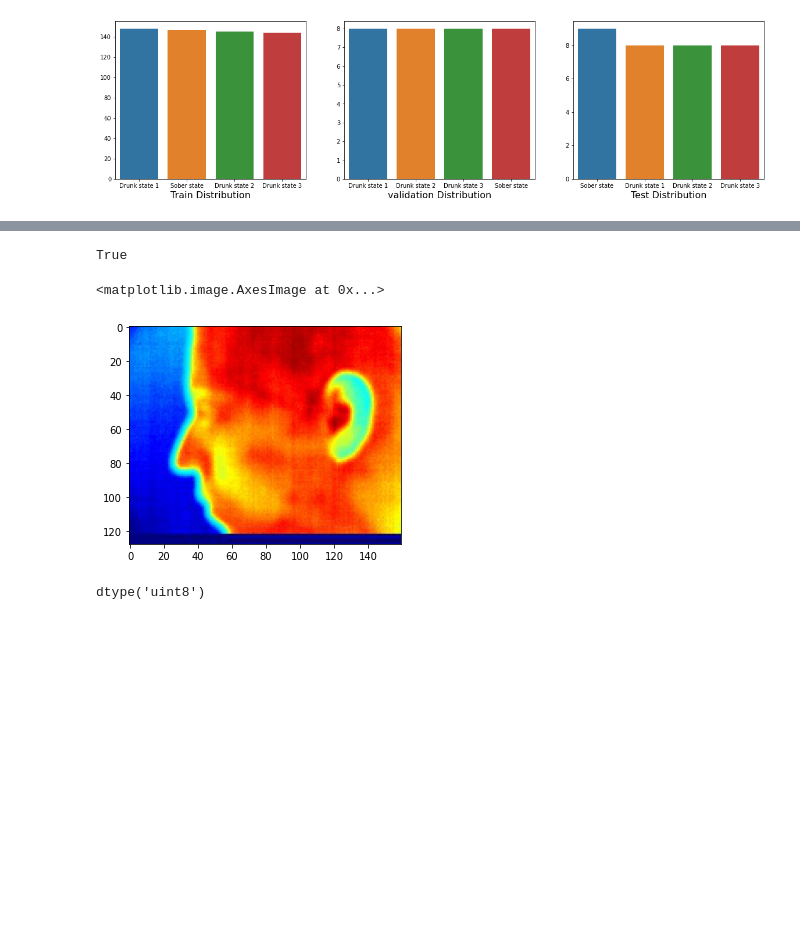
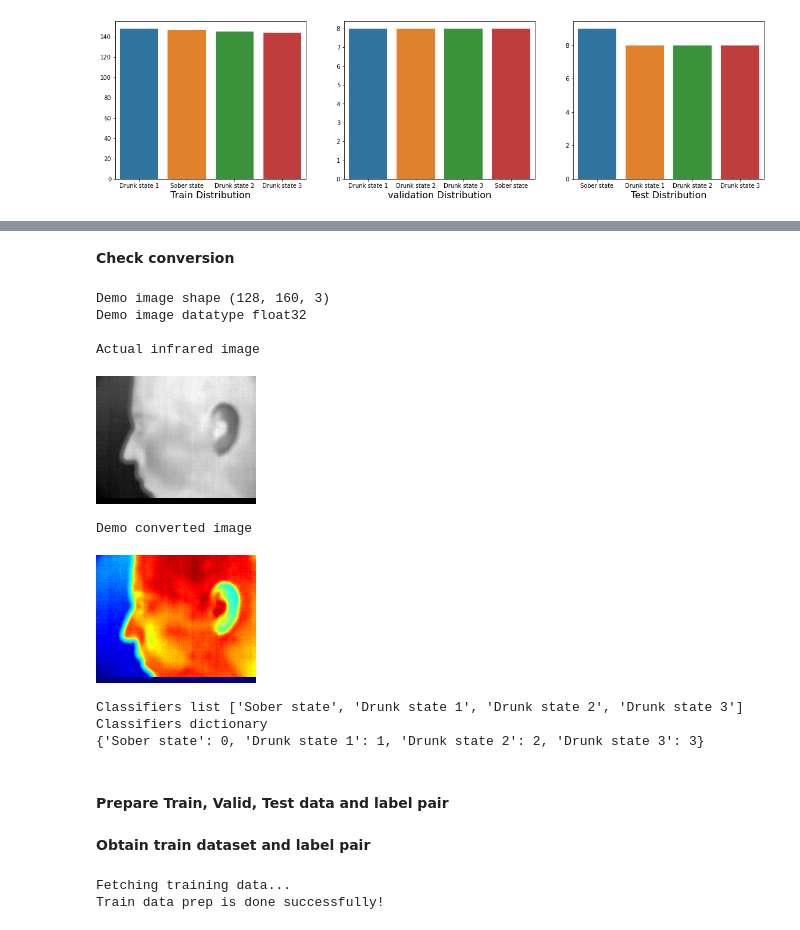
Before and after one commit to sayan0506/Deep-Learning-for-Drunks-Detection-with-Infrared-Camera, a Jupyter notebook: Deep_Learning_for_Multi_Class_Drunks_Detection_with_Infrared_Camera.ipynb, the cells around one changed output, grey strips where cells are left out. Cells and saved outputs as stored; diff of their text form; code cells hidden in the pictures; blank space fills up the shorter version.

```diff
--- a/Deep_Learning_for_Multi_Class_Drunks_Detection_with_Infrared_Camera.ipynb
+++ b/Deep_Learning_for_Multi_Class_Drunks_Detection_with_Infrared_Camera.ipynb
@@ -424,4 +416,0 @@ Clipping input data to the valid range for imshow with RGB data ([0..1] for floa
-# %%
-cv2.imwrite('new.jpg', img)
-# %% [output]
-True
@@ -430,9 +417,35 @@ im1 = plt.imread('new.jpg')
-# %%
-plt.imshow(im1)
-# %% [output]
-<matplotlib.image.AxesImage at 0x...>
-[figure, removed]
-# %%
-im1.dtype
-# %% [output]
-dtype('uint8')
+# %% [markdown]
+**Check conversion**
+# %%
+# sample image path
+demo_img_path = '/content/drive/MyDrive/DeepLearning_Assignment_Drunk_Sober_Classify/01_petros/01_petros_3_r_M_20_71_032.tif'
+demo_img = img_preprocess(demo_img_path)
+print(f'Demo image shape {demo_img.shape}')
+print(f'Demo image datatype {demo_img.dtype}')
+print('\nActual infrared image')
+cv2_imshow(cv2.imread(demo_img_path, cv2.IMREAD_UNCHANGED))
+print('\nDemo converted image ')
+cv2_imshow(demo_img)
+# %% [output]
+Demo image shape (128, 160, 3)
+Demo image datatype float32
+
+Actual infrared image
+[figure, added]
+Demo converted image
+[figure, added]
+# %%
+print(f'Classifiers list {classifiers_list}')
+
+id_list = [i for i in range(len(classifiers_list))]
+
+# labels distionary
+label_dict = dict(zip(classifiers_list, id_list))
+
+print(f'Classifiers dictionary\n{label_dict}')
+# %% [output]
+Classifiers list ['Sober state', 'Drunk state 1', 'Drunk state 2', 'Drunk state 3']
+Classifiers dictionary
+{'Sober state': 0, 'Drunk state 1': 1, 'Drunk state 2': 2, 'Drunk state 3': 3}
+# %% [markdown]
+#### **Prepare Train, Valid, Test data and label pair**
@@ -438,0 +471,16 @@ dtype('uint8')
+# %% [markdown]
+**Obtain train dataset and label pair**
+# %%
+# train input list
+x_train = []
+# train output list
+y_train = []
+
+# fetch train input, label usinng dataset_prep hving attribute is train_df
+print('Fetching training data...')
+x_train, y_train = dataset_prep(train_df)
+assert len(x_train) == len(y_train)
+print('Train data prep is done successfully!')
+# %% [output]
+Fetching training data...
+Train data prep is done successfully!
```
Also changed, not shown: parts of 21 cells of this notebook.
